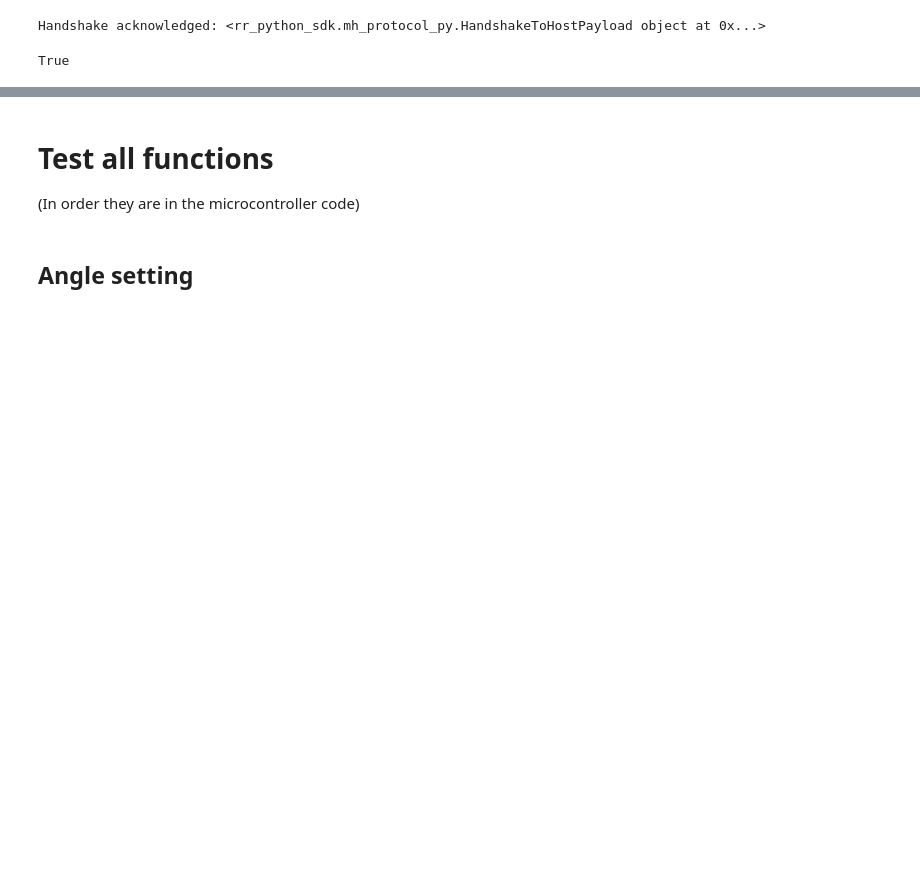
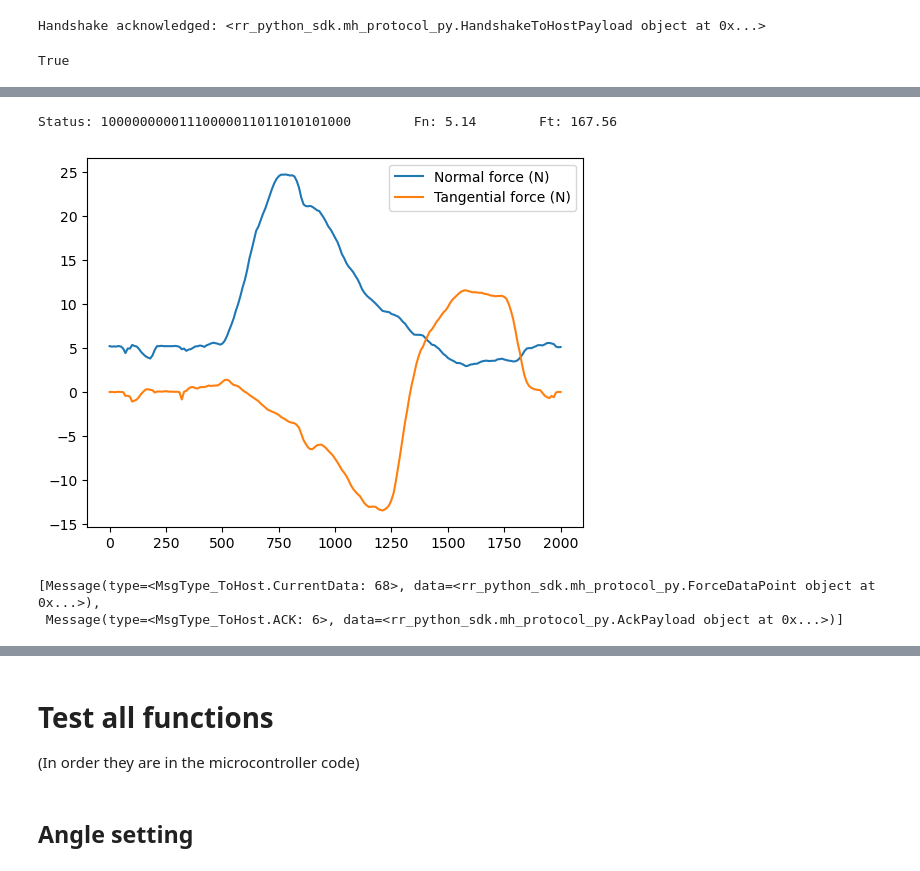
Before and after one commit to RivelinRail/rr_python_sdk, a Jupyter notebook: Tests.ipynb, the cells around one changed output, grey strips where cells are left out. Drawn from its saved outputs; the diff is of its cells as text; code cells hidden in the pictures; blank space fills up the shorter version.

Commit message:
bug fixes, added timeout

```diff
--- a/Tests.ipynb
+++ b/Tests.ipynb
@@ -27,0 +81,32 @@ head.write_config_to_flash()
+# %%
+head.read_all(timeout=0)
+head.request_current_force_data()
+msg = head.read()
+if msg.type == cpp.MsgType_ToHost.CurrentData:
+    print(f"Status: {int(msg.data.device_status):032b}\tFn: {msg.data.f_normal_mn/1000:.2f}\tFt: {msg.data.f_tangential_mn/1000:.2f}")
+# %% [output]
+Status: 10000000001110000011011010101000        Fn: 5.14        Ft: 167.56
+# %%
+def plot_force_data(data_rate = 100, duration=2):
+    points = []
+    head.read_all(timeout = 0.1)
+    pl = cpp.DataRatePayload()
+    pl.rate_hz = data_rate
+    head.start_data_streaming(pl)
+    while (len(points)<duration*data_rate):
+        points.extend([msg for msg in head.read_all() if msg.type==cpp.MsgType_ToHost.CurrentData])
+    head.stop_data_streaming()
+    #plt.plot([p.ms_since_start for p in points], [p.f_t_mn/p.f_n_mn for p in points], label="mu")
+    plt.plot([p.data.millis_since_start for p in points], [p.data.f_normal_mn/1000 for p in points], label="Normal force (N)")
+    plt.plot([p.data.millis_since_start for p in points], [p.data.f_tangential_mn/1000 for p in points], label="Tangential force (N)")
+    plt.legend()
+    plt.show()
+
+plot_force_data()
+# %% [output]
+[figure, added]
+# %%
+head.read_all(timeout =0.1)
+# %% [output]
+[Message(type=<MsgType_ToHost.CurrentData: 68>, data=<rr_python_sdk.mh_protocol_py.ForceDataPoint object at 0x...>),
+ Message(type=<MsgType_ToHost.ACK: 6>, data=<rr_python_sdk.mh_protocol_py.AckPayload object at 0x...>)]
```
Also changed, not shown: parts of 97 cells of this notebook, 2 other files.
